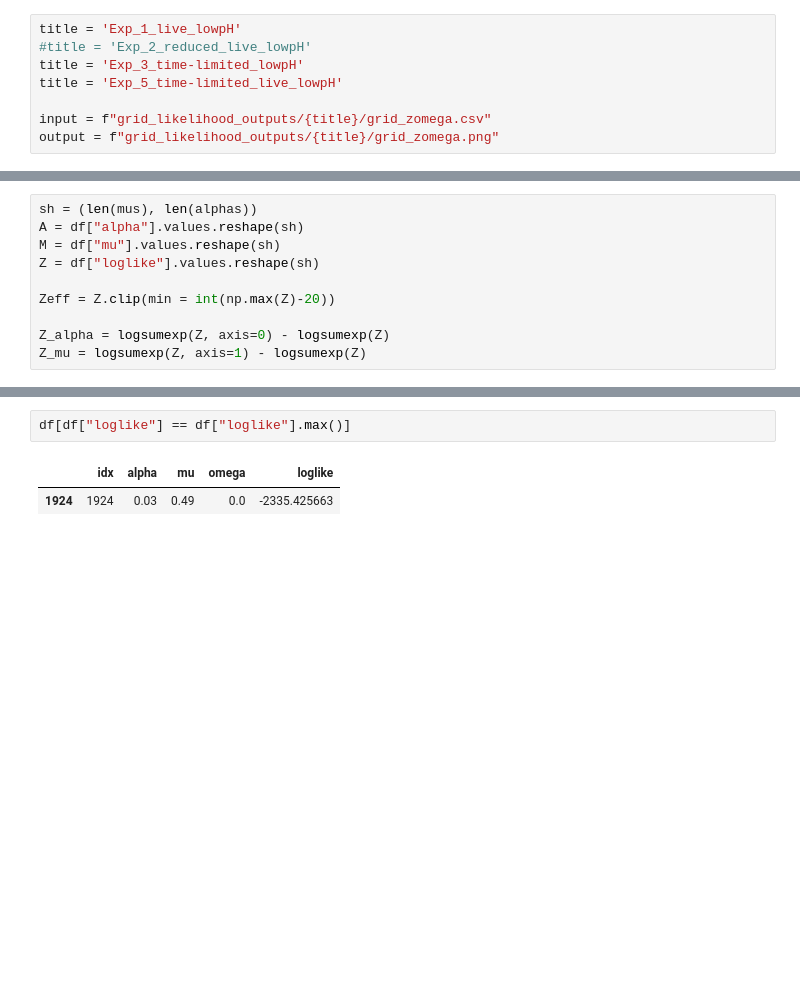
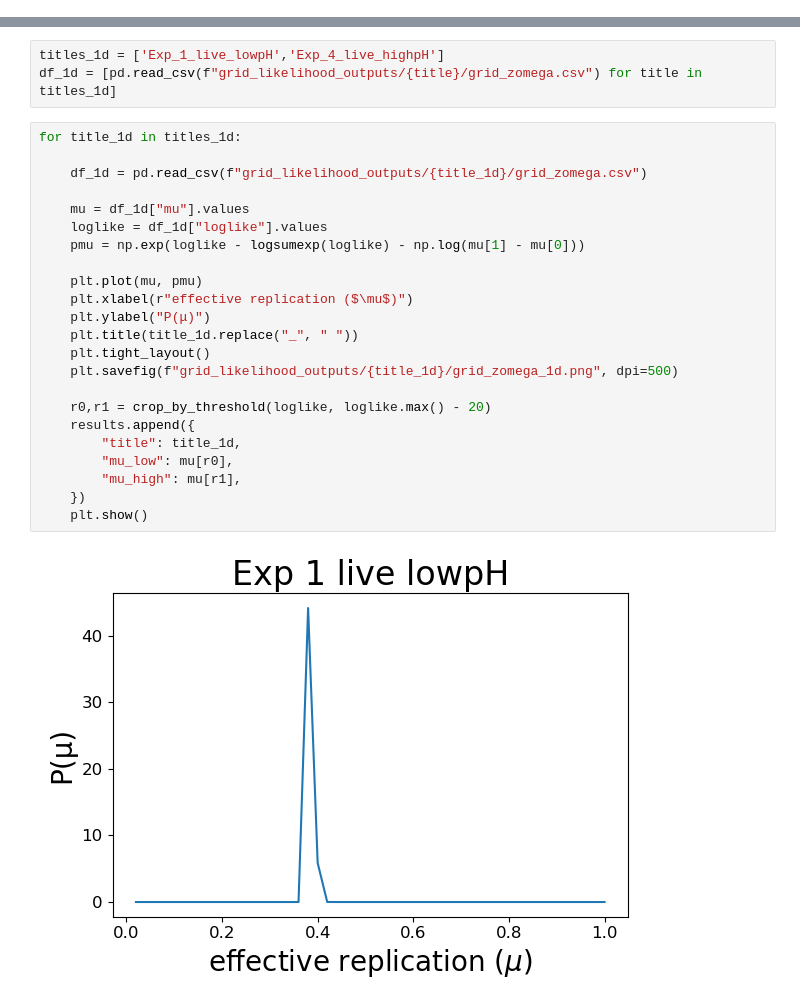
Before and after one commit to PessoaP/Celegans_inference, a Jupyter notebook: grid_plot.ipynb, the cells around one changed output, grey strips where cells are left out. Drawn from its saved outputs; the diff is of its cells as text; blank space fills up the shorter version.

Commit message:
grid plots

```diff
--- a/grid_plot.ipynb
+++ b/grid_plot.ipynb
@@ -6,8 +6,0 @@ from scipy.special import logsumexp
-# %%
-title = 'Exp_1_live_lowpH'
-#title = 'Exp_2_reduced_live_lowpH'
-title = 'Exp_3_time-limited_lowpH'
-title = 'Exp_5_time-limited_live_lowpH'
-
-input = f"grid_likelihood_outputs/{title}/grid_zomega.csv"
-output = f"grid_likelihood_outputs/{title}/grid_zomega.png"
@@ -35,10 +6,0 @@ mus = np.unique(df["mu"].values)
-# %%
-sh = (len(mus), len(alphas))
-A = df["alpha"].values.reshape(sh)
-M = df["mu"].values.reshape(sh)
-Z = df["loglike"].values.reshape(sh)
-
-Zeff = Z.clip(min = int(np.max(Z)-20))
-
-Z_alpha = logsumexp(Z, axis=0) - logsumexp(Z)
-Z_mu = logsumexp(Z, axis=1) - logsumexp(Z)
@@ -115,5 +266,28 @@ plt.savefig(output, dpi=500)
-# %%
-df[df["loglike"] == df["loglike"].max()]
-# %% [output]
-|  | idx | alpha | mu | omega | loglike |
-| 1924 | 1924 | 0.03 | 0.49 | 0.0 | -2335.425663 |
+# %%
+titles_1d = ['Exp_1_live_lowpH','Exp_4_live_highpH']
+df_1d = [pd.read_csv(f"grid_likelihood_outputs/{title}/grid_zomega.csv") for title in titles_1d]
+# %%
+for title_1d in titles_1d:
+
+    df_1d = pd.read_csv(f"grid_likelihood_outputs/{title_1d}/grid_zomega.csv")
+
+    mu = df_1d["mu"].values
+    loglike = df_1d["loglike"].values
+    pmu = np.exp(loglike - logsumexp(loglike) - np.log(mu[1] - mu[0]))
+
+    plt.plot(mu, pmu)
+    plt.xlabel(r"effective replication ($\mu$)")
+    plt.ylabel("P(μ)")
+    plt.title(title_1d.replace("_", " "))
+    plt.tight_layout()
+    plt.savefig(f"grid_likelihood_outputs/{title_1d}/grid_zomega_1d.png", dpi=500)
+
+    r0,r1 = crop_by_threshold(loglike, loglike.max() - 20)
+    results.append({
+        "title": title_1d,
+        "mu_low": mu[r0],
+        "mu_high": mu[r1],
+    })
+    plt.show()
+# %% [output]
+[figure, added]
```
Also changed, not shown: parts of 9 cells of this notebook, 20 other files.
